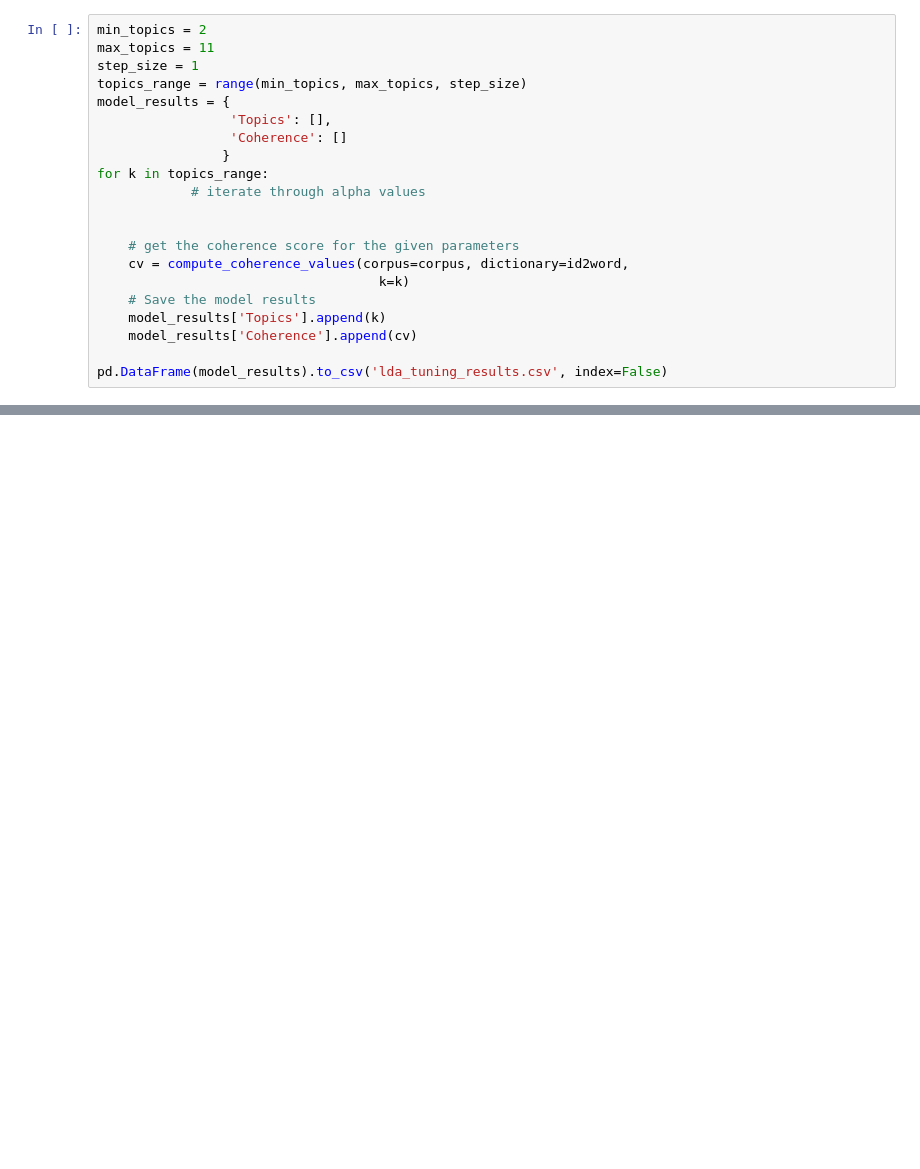
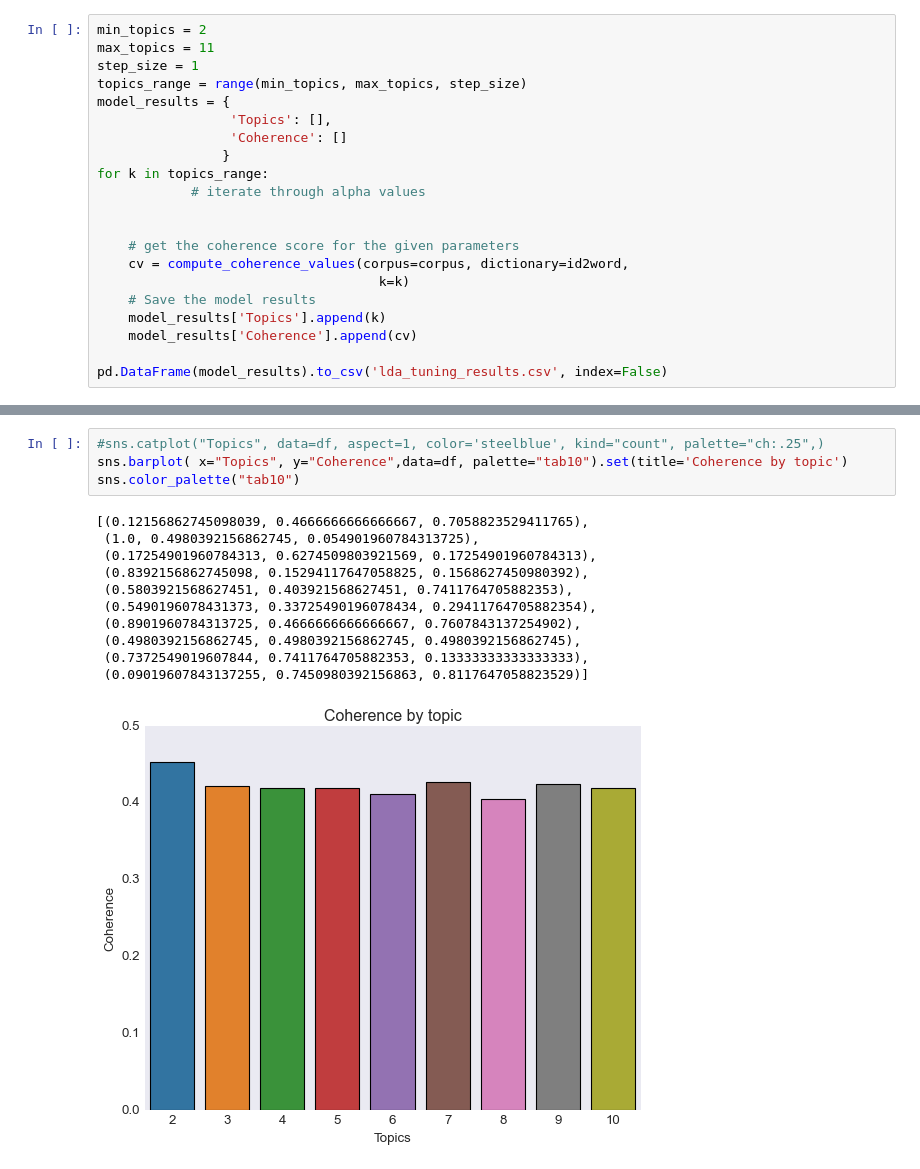
Before and after one commit to ivanlg1327/Volcan_la_Palma, a Jupyter notebook: Limpiar_Volcan.ipynb, the cells around one changed output, grey strips where cells are left out. Drawn from its saved outputs; the diff is of its cells as text; blank space fills up the shorter version.

```diff
--- a/Limpiar_Volcan.ipynb
+++ b/Limpiar_Volcan.ipynb
@@ -288,3 +315,19 @@ plt.show()
+# %%
+#sns.catplot("Topics", data=df, aspect=1, color='steelblue', kind="count", palette="ch:.25",)
+sns.barplot( x="Topics", y="Coherence",data=df, palette="tab10").set(title='Coherence by topic')
+sns.color_palette("tab10")
+# %% [output]
+[(0.12156862745098039, 0.4666666666666667, 0.7058823529411765),
+ (1.0, 0.4980392156862745, 0.054901960784313725),
+ (0.17254901960784313, 0.6274509803921569, 0.17254901960784313),
+ (0.8392156862745098, 0.15294117647058825, 0.1568627450980392),
+ (0.5803921568627451, 0.403921568627451, 0.7411764705882353),
+ (0.5490196078431373, 0.33725490196078434, 0.29411764705882354),
+ (0.8901960784313725, 0.4666666666666667, 0.7607843137254902),
+ (0.4980392156862745, 0.4980392156862745, 0.4980392156862745),
+ (0.7372549019607844, 0.7411764705882353, 0.13333333333333333),
+ (0.09019607843137255, 0.7450980392156863, 0.8117647058823529)]
+[figure, added]
 # %%
 #!pip install pyLDAvis
 import pyLDAvis
```
Also changed, not shown: parts of 12 cells of this notebook.
